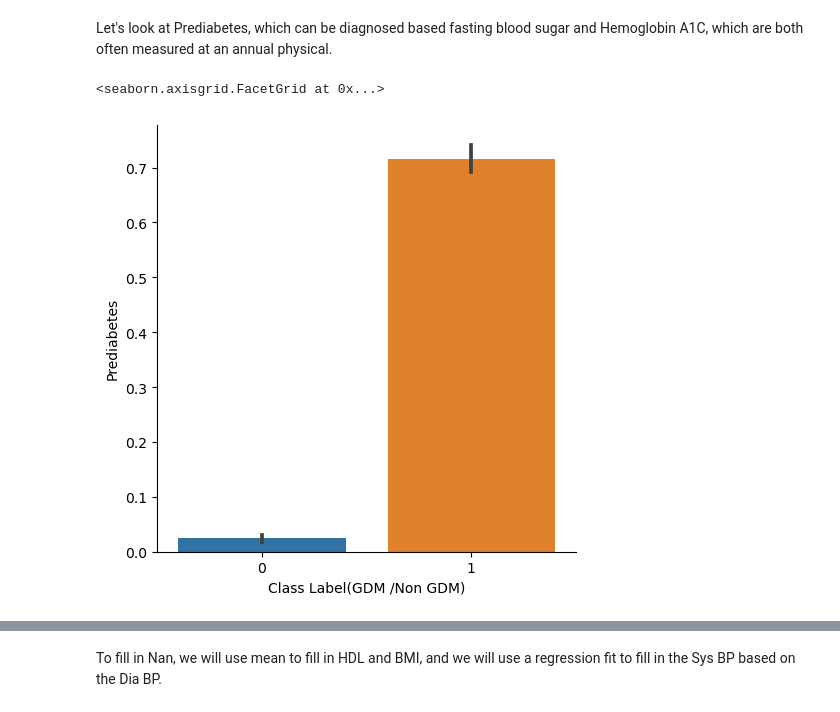
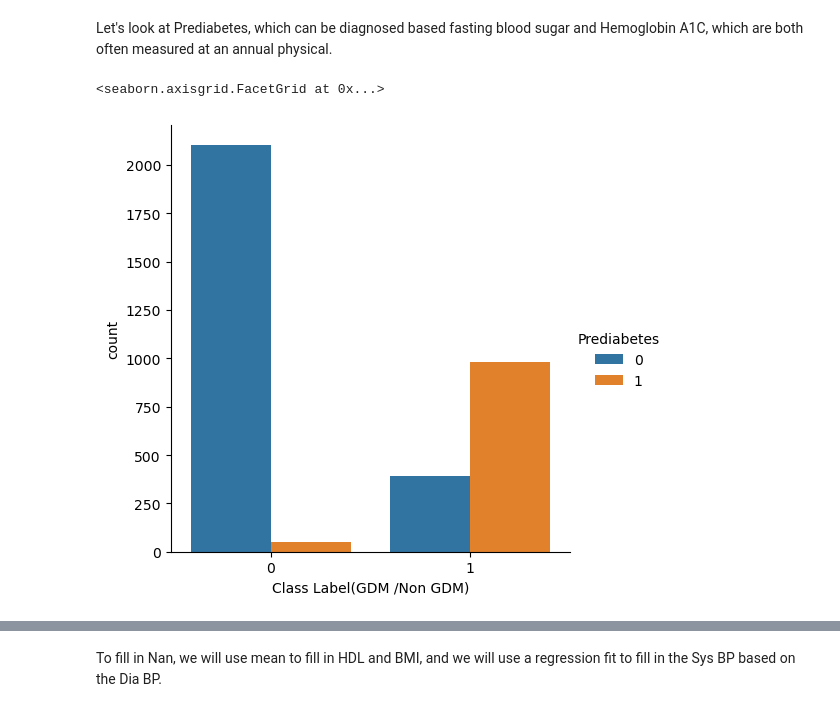
Before and after one commit to philwillnyc/GestationalDiabetes, a Jupyter notebook: ExplorationAndModel.ipynb, the cells around one changed output, grey strips where cells are left out. Drawn from its saved outputs; the diff is of its cells as text; code cells hidden in the pictures.

```diff
--- a/ExplorationAndModel.ipynb
+++ b/ExplorationAndModel.ipynb
@@ -61,7 +61,7 @@ Every variable looks to have importance.
 # %% [markdown]
 Let's look at Prediabetes, which can be diagnosed based fasting blood sugar and Hemoglobin A1C, which are both often measured at an annual physical.
 # %%
-sns.catplot(data = df, x = 'Prediabetes', y = GDB, kind = 'bar')
+sns.catplot(data = df, hue = 'Prediabetes', x = GDB, kind = 'count')
 # %% [output]
 <seaborn.axisgrid.FacetGrid at 0x...>
-[figure, old version]
+[figure, new version]
```
Also changed, not shown: parts of 3 cells of this notebook, 1 other file.
